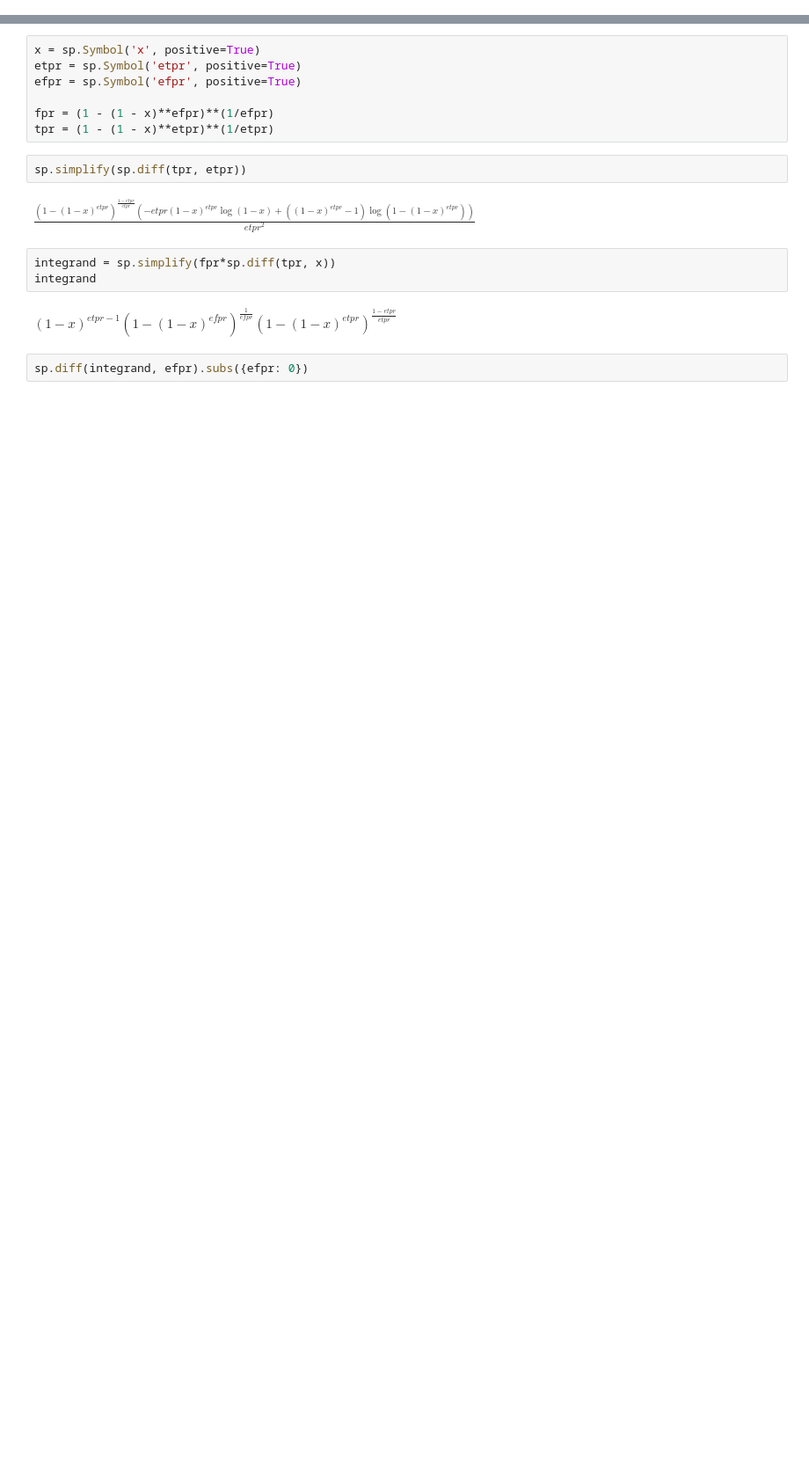
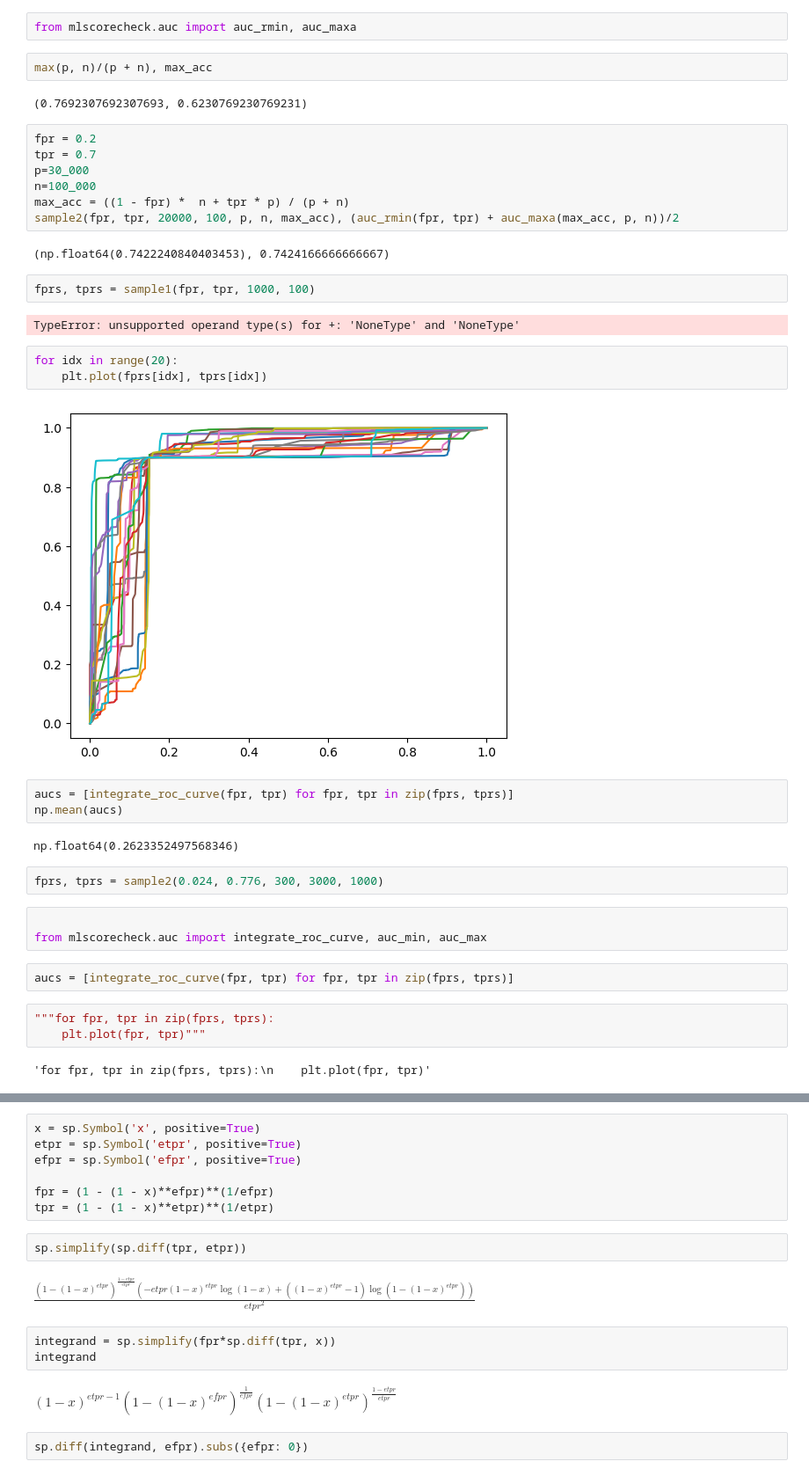
Before and after one commit to FalseNegativeLab/mlscorecheck, a Jupyter notebook: notebooks/auc_experiments/00-integrals.ipynb, the cells around one changed output, grey strips where cells are left out. Shown at 88% size. Cells and saved outputs as stored; diff of their text form; blank space fills up the shorter version.

```diff
--- a/notebooks/auc_experiments/00-integrals.ipynb
+++ b/notebooks/auc_experiments/00-integrals.ipynb
@@ -3,0 +156,41 @@ import sympy as sp
+# %%
+from mlscorecheck.auc import auc_rmin, auc_maxa
+# %%
+max(p, n)/(p + n), max_acc
+# %% [output]
+(0.7692307692307693, 0.6230769230769231)
+# %%
+fpr = 0.2
+tpr = 0.7
+p=30_000
+n=100_000
+max_acc = ((1 - fpr) *  n + tpr * p) / (p + n)
+sample2(fpr, tpr, 20000, 100, p, n, max_acc), (auc_rmin(fpr, tpr) + auc_maxa(max_acc, p, n))/2
+# %% [output]
+(np.float64(0.7422240840403453), 0.7424166666666667)
+# %%
+fprs, tprs = sample1(fpr, tpr, 1000, 100)
+# %% [output]
+TypeError: unsupported operand type(s) for +: 'NoneType' and 'NoneType'
+# %%
+for idx in range(20):
+    plt.plot(fprs[idx], tprs[idx])
+# %% [output]
+[figure, added]
+# %%
+aucs = [integrate_roc_curve(fpr, tpr) for fpr, tpr in zip(fprs, tprs)]
+np.mean(aucs)
+# %% [output]
+np.float64(0.2623352497568346)
+# %%
+fprs, tprs = sample2(0.024, 0.776, 300, 3000, 1000)
+# %%
+
+from mlscorecheck.auc import integrate_roc_curve, auc_min, auc_max
+# %%
+aucs = [integrate_roc_curve(fpr, tpr) for fpr, tpr in zip(fprs, tprs)]
+# %%
+"""for fpr, tpr in zip(fprs, tprs):
+    plt.plot(fpr, tpr)"""
+# %% [output]
+'for fpr, tpr in zip(fprs, tprs):\n    plt.plot(fpr, tpr)'
```
Also changed, not shown: parts of 24 cells of this notebook, 11 other files.
